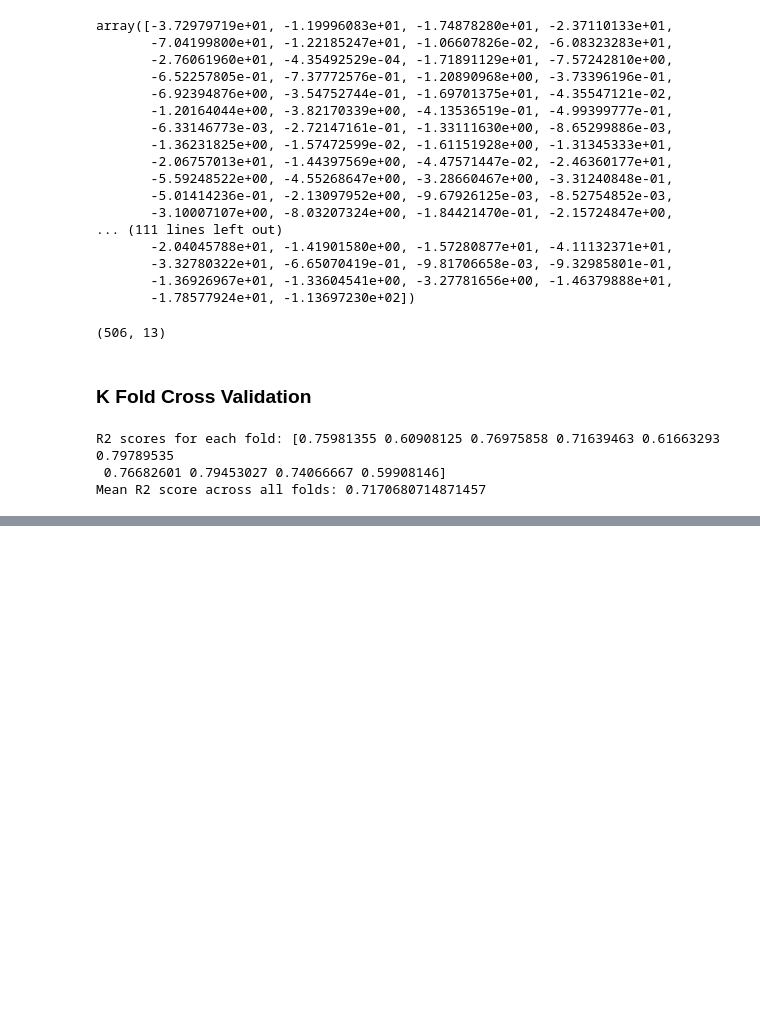
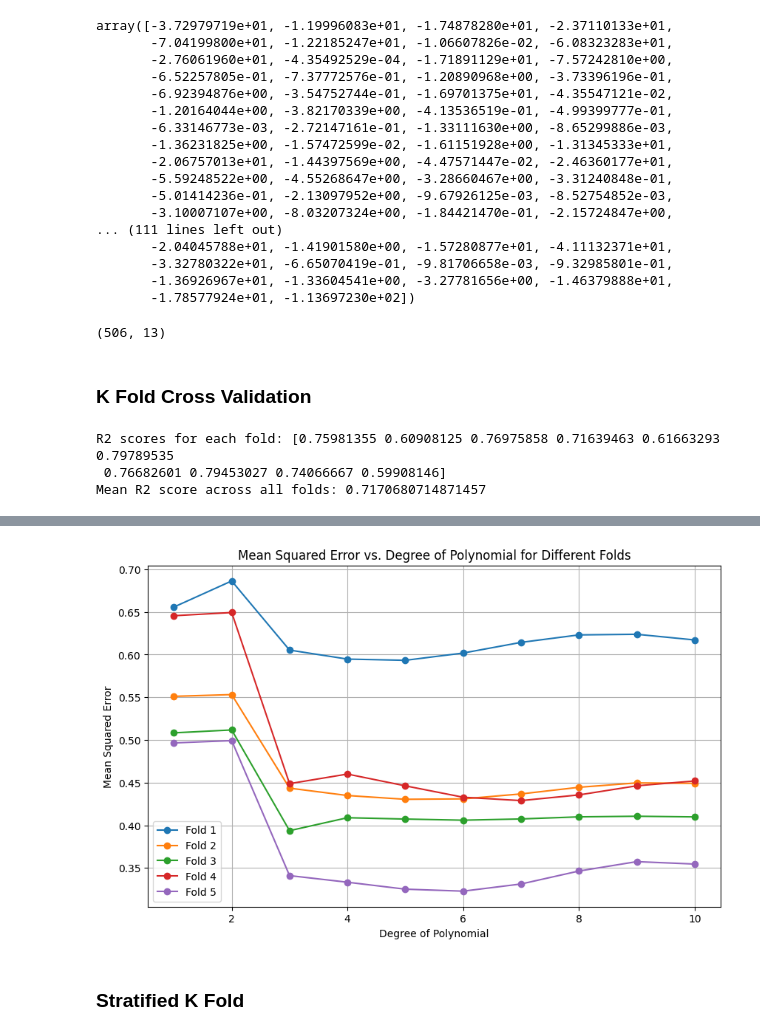
Before and after one commit to Danishdbu/ml1_Danish, a Jupyter notebook: Cross_Validation.ipynb, the cells around one changed output, grey strips where cells are left out. Drawn from its saved outputs; the diff is of its cells as text; code cells hidden in the pictures; blank space fills up the shorter version.

```diff
--- a/Cross_Validation.ipynb
+++ b/Cross_Validation.ipynb
@@ -88,0 +219,76 @@ Mean R2 score across all folds: 0.7170680714871457
+# %%
+import numpy as np
+import pandas as pd
+import matplotlib.pyplot as plt
+from sklearn.model_selection import KFold
+from sklearn.linear_model import LinearRegression
+from sklearn.preprocessing import PolynomialFeatures
+from sklearn.metrics import mean_squared_error
+
+# Load the Auto MPG dataset
+url = "https://archive.ics.uci.edu/ml/machine-learning-databases/auto-mpg/auto-mpg.data"
+column_names = ['MPG', 'Cylinders', 'Displacement', 'Horsepower', 'Weight', 'Acceleration', 'Model Year', 'Origin']
+auto_mpg = pd.read_csv(url, names=column_names, delim_whitespace=True, na_values='?')
+
+# Drop rows with missing values
+auto_mpg = auto_mpg.dropna()
+
+# Define features and target
+features = auto_mpg[['Horsepower']]  # Only use 'Horsepower' as a feature
+target = auto_mpg['MPG']
+
+# Convert to numpy arrays for easier manipulation
+X = features.to_numpy()
+y = target.to_numpy()
+
+# List of polynomial degrees
+degrees = list(range(1, 11))  # Extend degrees to 10
+
+# Create a plot
+plt.figure(figsize=(10, 6))
+
+# Create a 10-fold cross validator
+kf = KFold(n_splits=5, shuffle=True, random_state=1)
+
+for i, (train_index, test_index) in enumerate(kf.split(X)):
+    # Split the data
+    X_train, X_test = X[train_index], X[test_index]
+    y_train, y_test = y[train_index], y[test_index]
+
+    # List to store Mean Squared Errors
+    mse_list = []
+
+    for degree in degrees:
+        # Add polynomial features
+        poly = PolynomialFeatures(degree=degree)
+        X_train_poly = poly.fit_transform(X_train)
+        X_test_poly = poly.transform(X_test)
+
+        # Create a linear regression model
+        model = LinearRegression()
+
+        # Train the model on the polynomial features training data
+        model.fit(X_train_poly, y_train)
+
+        # Use the trained model to predict the target values in the test set
+        y_pred = model.predict(X_test_poly)
+
+        # Calculate the Mean Squared Error of the model on the test set
+        mse = mean_squared_error(y_test, y_pred)
+
+        # Store the Mean Squared Error in the list
+        mse_list.append(mse)
+
+    # Plot the Mean Squared Error as a function of the degree of the polynomial for the current fold
+    plt.plot(degrees, mse_list, marker='o', label=f'Fold {i + 1}')
+
+plt.title('Mean Squared Error vs. Degree of Polynomial for Different Folds')
+plt.xlabel('Degree of Polynomial')
+plt.ylabel('Mean Squared Error')
+plt.legend()
+plt.grid(True)
+plt.show()
+# %% [output]
+[figure, added]
+# %% [markdown]
+### Stratified K Fold
```
Also changed, not shown: parts of 3 cells of this notebook.
